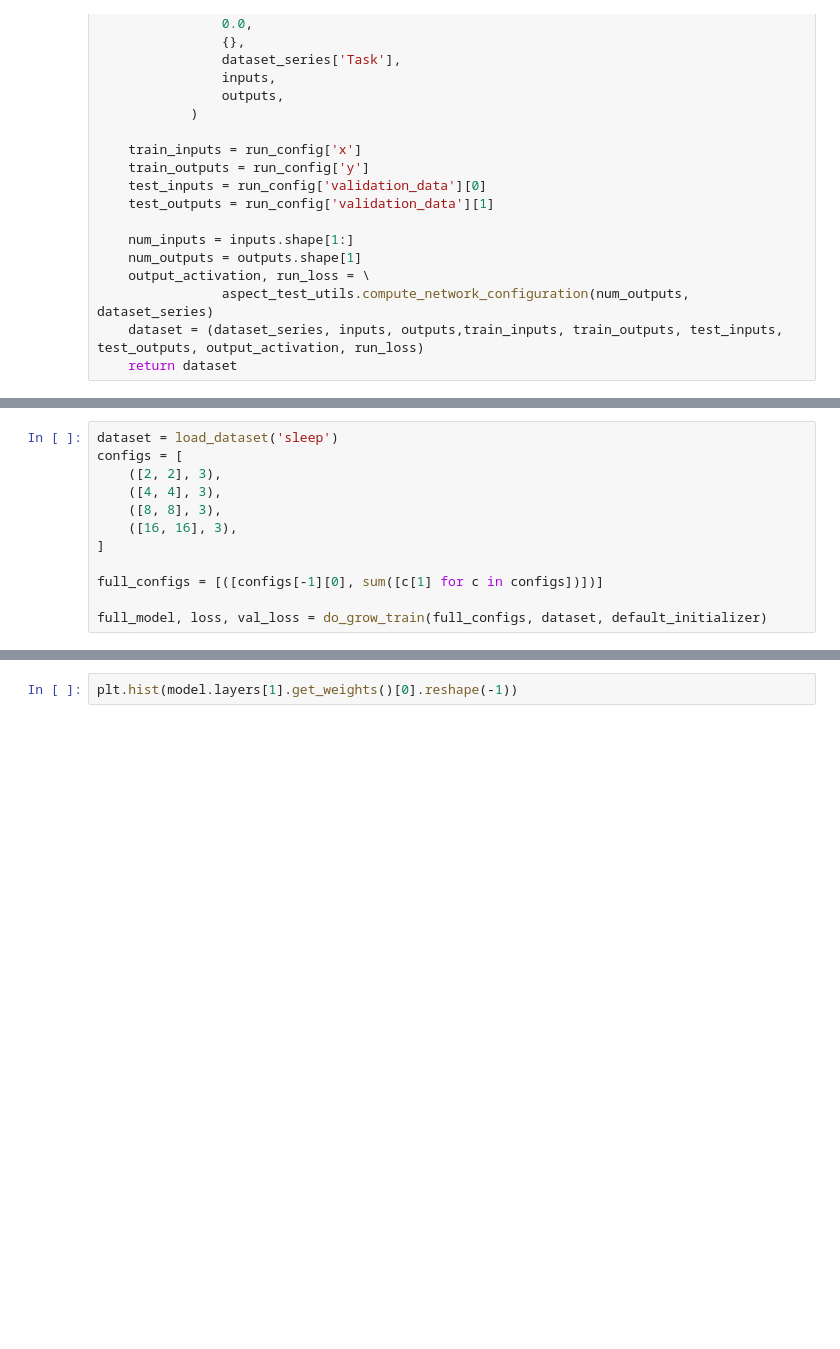
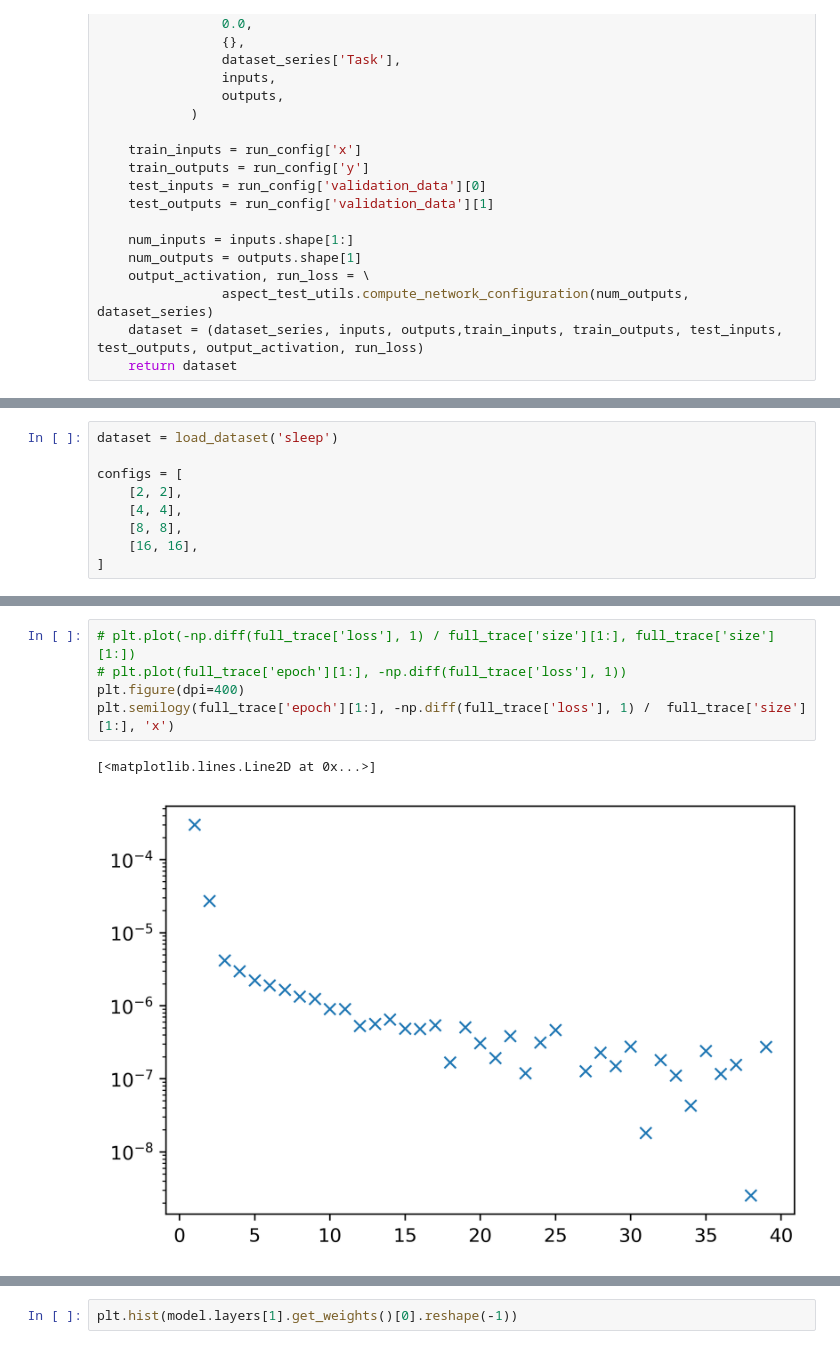
Before and after one commit to NREL/BUTTER-Empirical-Deep-Learning-Experimental-Framework, a Jupyter notebook: dmp/viz/width_growth_exp_ch.ipynb, the cells around one changed output, grey strips where cells are left out. Saved outputs shown, nothing was run; the diff lists cells and outputs as text; blank space fills up the shorter version.

```diff
--- a/dmp/viz/width_growth_exp_ch.ipynb
+++ b/dmp/viz/width_growth_exp_ch.ipynb
@@ -146,12 +282,9 @@ def do_grow_train(configs, dataset, initializer=default_initializer):
 # %%
 dataset = load_dataset('sleep')
+
 configs = [
-    ([2, 2], 3),
-    ([4, 4], 3),
-    ([8, 8], 3),
-    ([16, 16], 3),
+    [2, 2],
+    [4, 4],
+    [8, 8],
+    [16, 16],
 ]
-
-full_configs = [([configs[-1][0], sum([c[1] for c in configs])])]
-
-full_model, loss, val_loss = do_grow_train(full_configs, dataset, default_initializer)
@@ -204,0 +561,8 @@ TypeError: plot_histories() missing 1 required positional argument: 'histories'
+# %%
+# plt.plot(-np.diff(full_trace['loss'], 1) / full_trace['size'][1:], full_trace['size'][1:])
+# plt.plot(full_trace['epoch'][1:], -np.diff(full_trace['loss'], 1))
+plt.figure(dpi=400)
+plt.semilogy(full_trace['epoch'][1:], -np.diff(full_trace['loss'], 1) /  full_trace['size'][1:], 'x')
+# %% [output]
+[<matplotlib.lines.Line2D at 0x...>]
+[figure, added]
```
Also changed, not shown: parts of 19 cells of this notebook.
